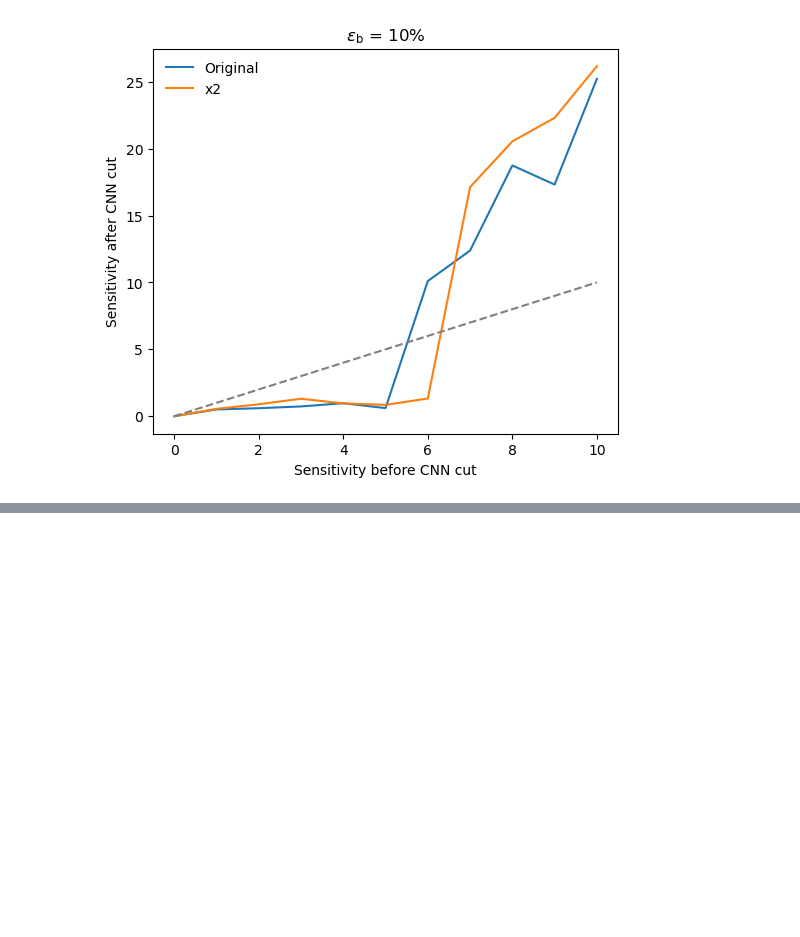
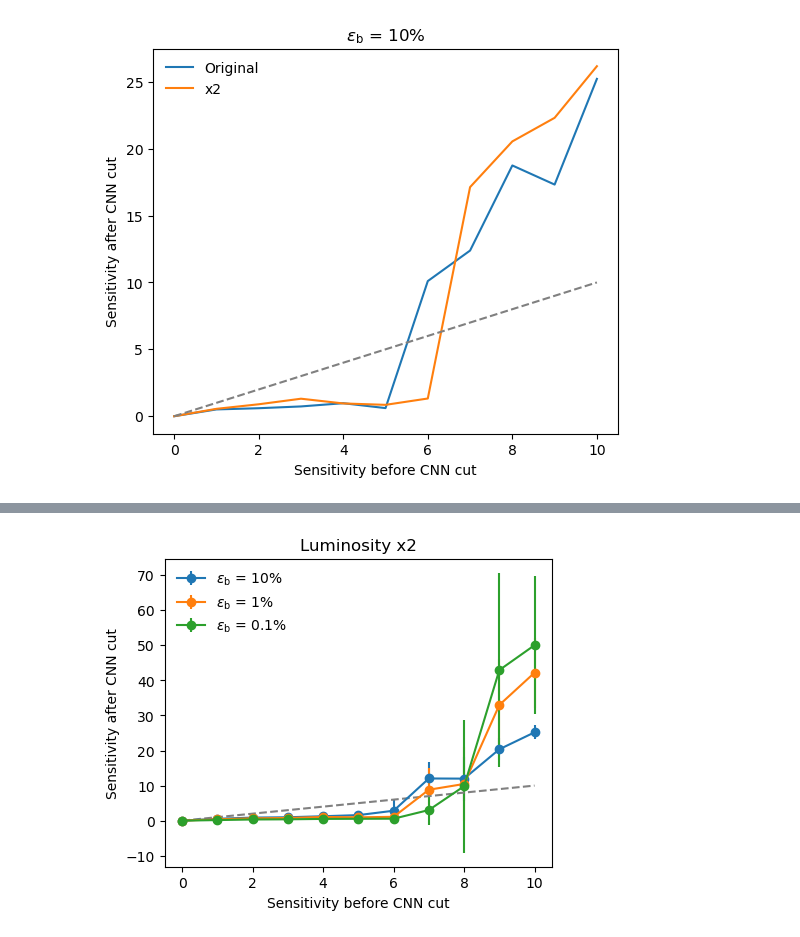
Before and after one commit to r10222035/data_augmentation, a Jupyter notebook: CNN/CNN_selection.ipynb, the cells around one changed output, grey strips where cells are left out. Drawn from its saved outputs; the diff is of its cells as text; code cells hidden in the pictures; blank space fills up the shorter version.

```diff
--- a/CNN/CNN_selection.ipynb
+++ b/CNN/CNN_selection.ipynb
@@ -215,3 +273,23 @@ df = pd.read_csv(file_name)
+# %%
+sensitivities, stds = get_sensitivity_and_std('SB_{:.1f}_x2_new')
+
+fig, ax = plt.subplots(1, 1, figsize=(5,4))
+
+ax.errorbar(range(11), sensitivities[0], yerr=stds[0], label='$\epsilon_\mathrm{b}$ = 10%', marker='o')
+ax.errorbar(range(11), sensitivities[1], yerr=stds[1], label='$\epsilon_\mathrm{b}$ = 1%', marker='o')
+ax.errorbar(range(11), sensitivities[2], yerr=stds[2], label='$\epsilon_\mathrm{b}$ = 0.1%', marker='o')
+ax.plot(range(11), range(11), '--', color='grey')
+
+ax.set_title('Luminosity x2')
+ax.set_xlabel('Sensitivity before CNN cut')
+ax.set_ylabel('Sensitivity after CNN cut')
+
+ax.legend(frameon=False, loc='upper left')
+
+plt.savefig('../figures/HVmodel_sensitivity_improvement_x2.png', dpi=300, facecolor='White', bbox_inches='tight')
+plt.show()
+# %% [output]
+[figure, added]
 # %%
 sensitivities = np.arange(11)
 sensitivities_after, std = [], []
```
Also changed, not shown: parts of 9 cells of this notebook, 8 other files.
